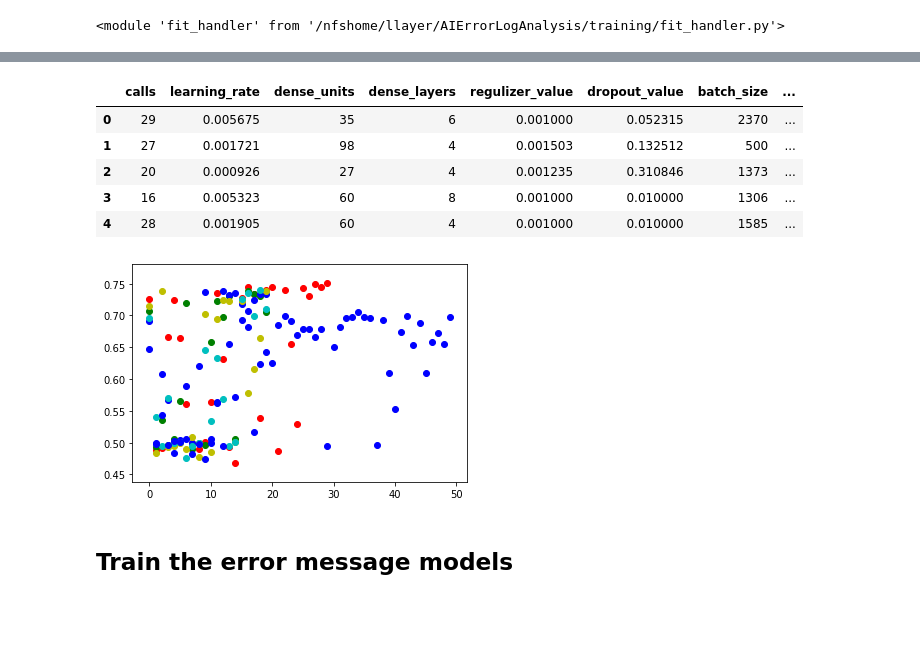
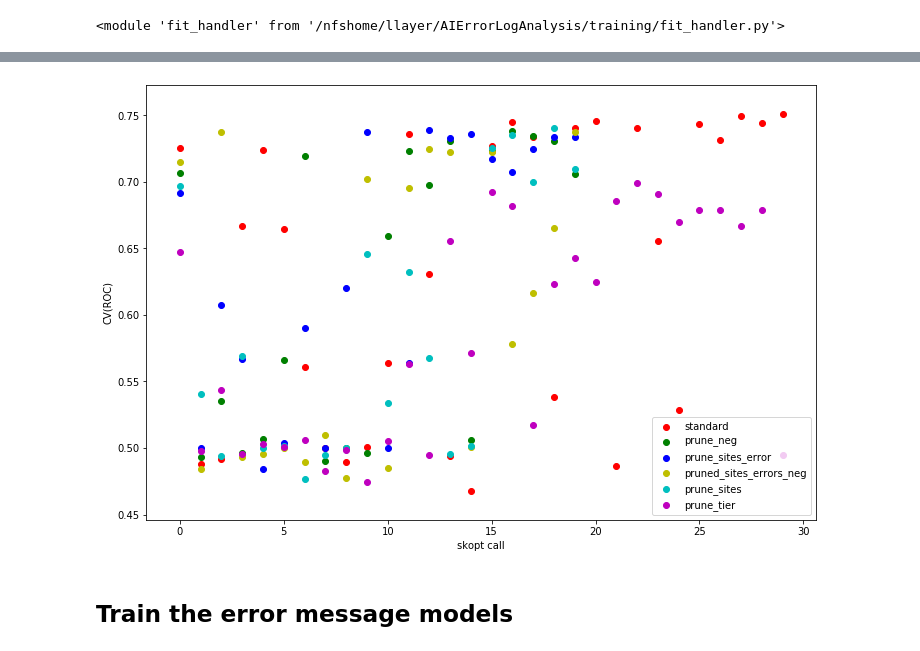
Before and after one commit to llayer/AIErrorLogAnalysis, a Jupyter notebook: training/train.ipynb, the cells around one changed output, grey strips where cells are left out. Cells and saved outputs as stored; diff of their text form; code cells hidden in the pictures; blank space fills up the shorter version.

```diff
--- a/training/train.ipynb
+++ b/training/train.ipynb
@@ -131,3 +127,4 @@ param_opt = handler.get_results(result[0], prior_names)
 # %%
 skopt_files = ['skopt_baseline.h5', 'skopt_baseline_prune_neg.h5', 'skopt_baseline_prune_sites_errors.h5',
              'skopt_baseline_prune_sites_errors_neg.h5', 'skopt_baseline_prune_sites.h5', 'skopt_baseline_tier.h5']
+skopt_titles = ['standard', 'prune_neg', 'prune_sites_error', 'pruned_sites_errors_neg', 'prune_sites', 'prune_tier']
@@ -142,9 +130,0 @@ files = load_skopt_results(skopt_files)
-# %%
-files[0].head()
-# %% [output]
-|  | calls | learning_rate | dense_units | dense_layers | regulizer_value | dropout_value | batch_size | ... |
-| 0 | 29 | 0.005675 | 35 | 6 | 0.001000 | 0.052315 | 2370 | ... |
-| 1 | 27 | 0.001721 | 98 | 4 | 0.001503 | 0.132512 | 500 | ... |
-| 2 | 20 | 0.000926 | 27 | 4 | 0.001235 | 0.310846 | 1373 | ... |
-| 3 | 16 | 0.005323 | 60 | 8 | 0.001000 | 0.010000 | 1306 | ... |
-| 4 | 28 | 0.001905 | 60 | 4 | 0.001000 | 0.010000 | 1585 | ... |
@@ -153,9 +131,8 @@ import matplotlib.pyplot as plt
-# %%
-colors = 'rgbycb'
-for counter, opt in enumerate(files):
-    plt.scatter(opt.calls, opt.cv_score * -1, c=colors[counter])
-# %% [output]
-[figure, removed]
+# %%
+importlib.reload(plot)
+plot.plot_skopt_results(skopt_files, skopt_titles)
+# %% [output]
+[figure, added]
 # %% [markdown]
 ## Train the error message models
 # %%
```
Also changed, not shown: parts of 14 cells of this notebook, 3 other files.
